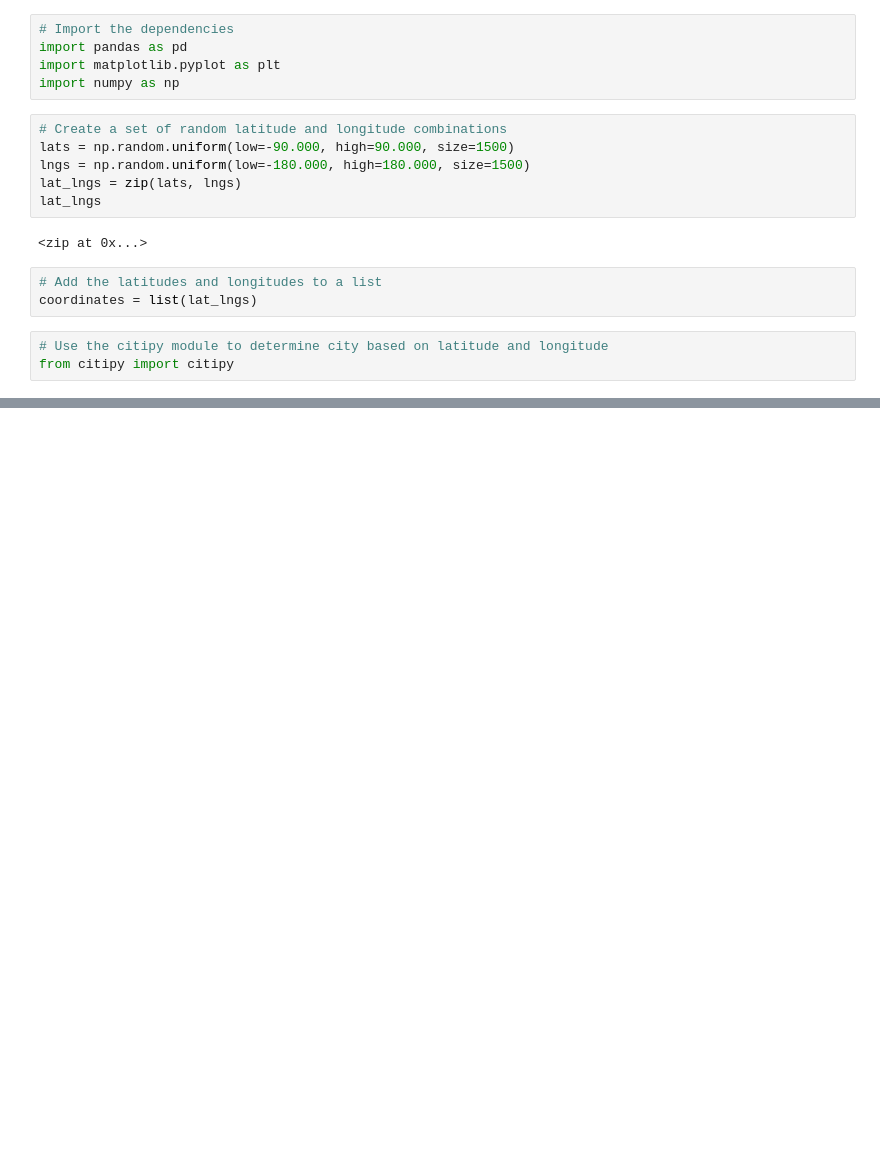
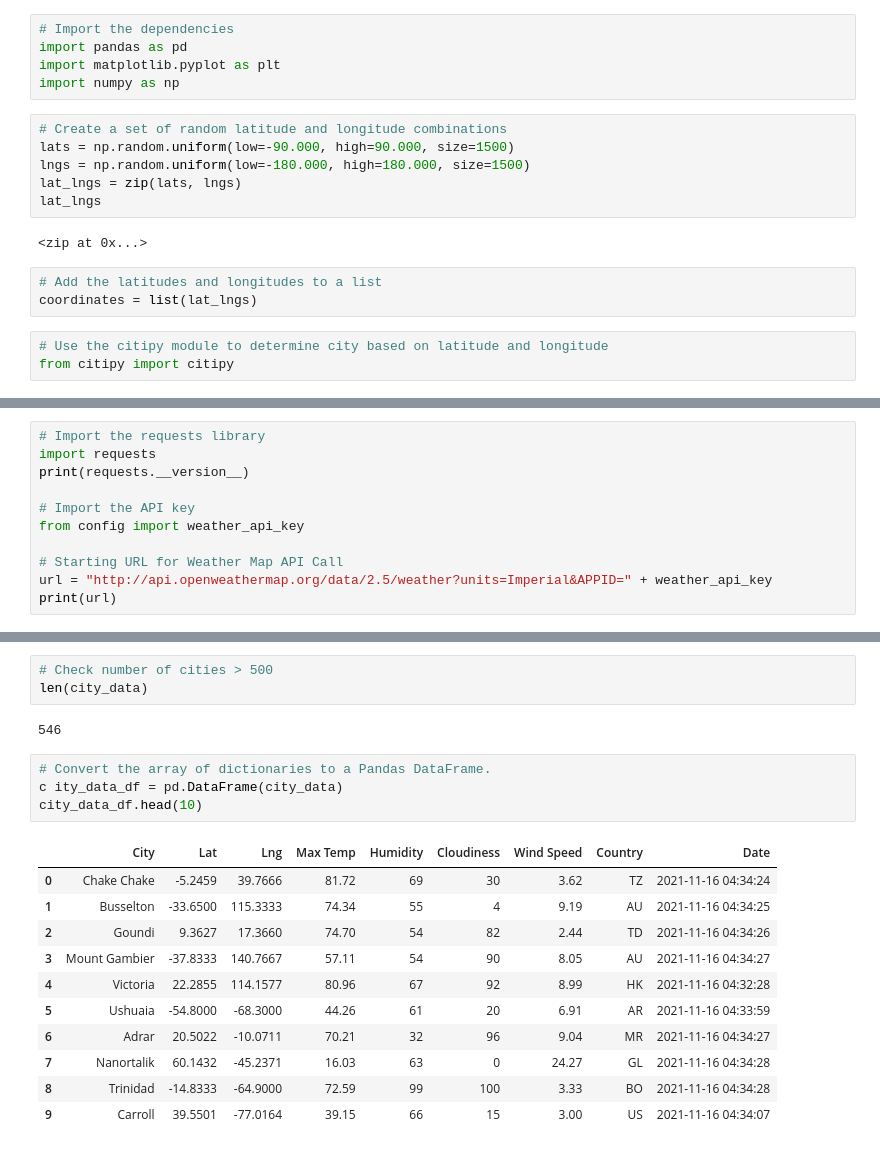
Before and after one commit to JemiShieh/World_Weather_Analysis, a Jupyter notebook: WeatherPy.ipynb, the cells around one changed output, grey strips where cells are left out. Cells and saved outputs as stored; diff of their text form; blank space fills up the shorter version.

Commit message:
Modifying .gitignore and updating WeatherPy.ipynb

```diff
--- a/WeatherPy.ipynb
+++ b/WeatherPy.ipynb
@@ -33,0 +34,11 @@ len(cities)
+# %%
+# Import the requests library
+import requests
+print(requests.__version__)
+
+# Import the API key
+from config import weather_api_key
+
+# Starting URL for Weather Map API Call
+url = "http://api.openweathermap.org/data/2.5/weather?units=Imperial&APPID=" + weather_api_key
+print(url)
@@ -33,0 +132,21 @@ len(cities)
+# %%
+# Check number of cities > 500
+len(city_data)
+# %% [output]
+546
+# %%
+# Convert the array of dictionaries to a Pandas DataFrame.
+c ity_data_df = pd.DataFrame(city_data)
+city_data_df.head(10)
+# %% [output]
+|  | City | Lat | Lng | Max Temp | Humidity | Cloudiness | Wind Speed | Country | Date |
+| 0 | Chake Chake | -5.2459 | 39.7666 | 81.72 | 69 | 30 | 3.62 | TZ | 2021-11-16 04:34:24 |
+| 1 | Busselton | -33.6500 | 115.3333 | 74.34 | 55 | 4 | 9.19 | AU | 2021-11-16 04:34:25 |
+| 2 | Goundi | 9.3627 | 17.3660 | 74.70 | 54 | 82 | 2.44 | TD | 2021-11-16 04:34:26 |
+| 3 | Mount Gambier | -37.8333 | 140.7667 | 57.11 | 54 | 90 | 8.05 | AU | 2021-11-16 04:34:27 |
+| 4 | Victoria | 22.2855 | 114.1577 | 80.96 | 67 | 92 | 8.99 | HK | 2021-11-16 04:32:28 |
+| 5 | Ushuaia | -54.8000 | -68.3000 | 44.26 | 61 | 20 | 6.91 | AR | 2021-11-16 04:33:59 |
+| 6 | Adrar | 20.5022 | -10.0711 | 70.21 | 32 | 96 | 9.04 | MR | 2021-11-16 04:34:27 |
+| 7 | Nanortalik | 60.1432 | -45.2371 | 16.03 | 63 | 0 | 24.27 | GL | 2021-11-16 04:34:28 |
+| 8 | Trinidad | -14.8333 | -64.9000 | 72.59 | 99 | 100 | 3.33 | BO | 2021-11-16 04:34:28 |
+| 9 | Carroll | 39.5501 | -77.0164 | 39.15 | 66 | 15 | 3.00 | US | 2021-11-16 04:34:07 |
```
Also changed, not shown: parts of 6 cells of this notebook.
